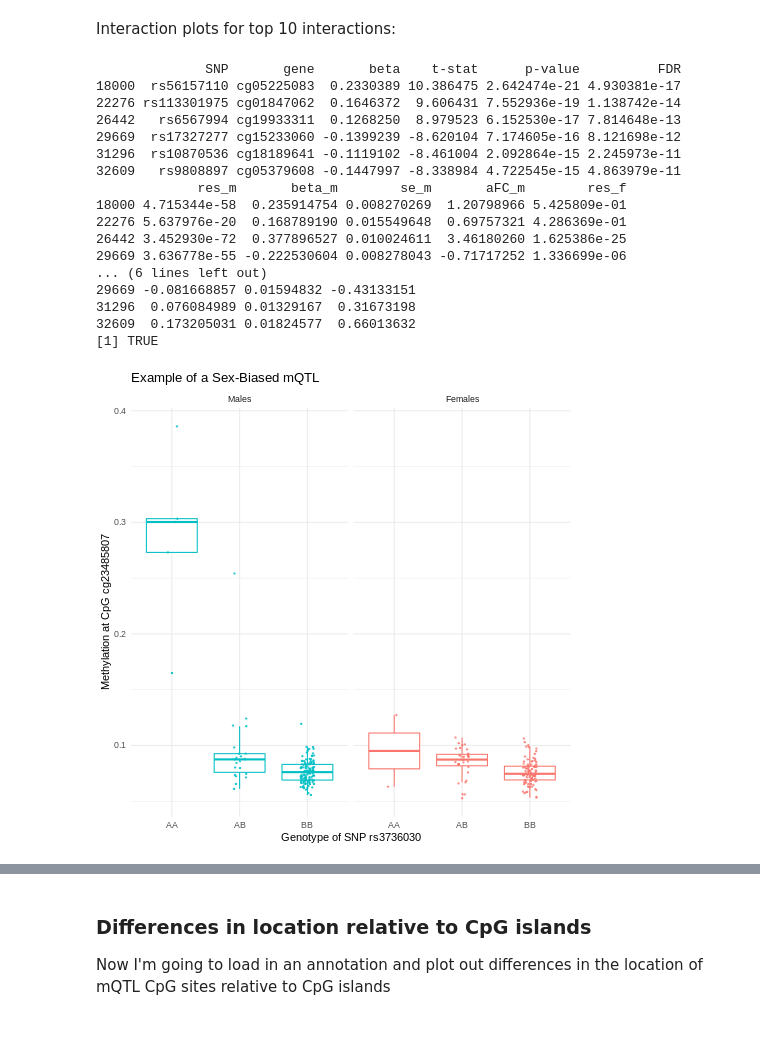
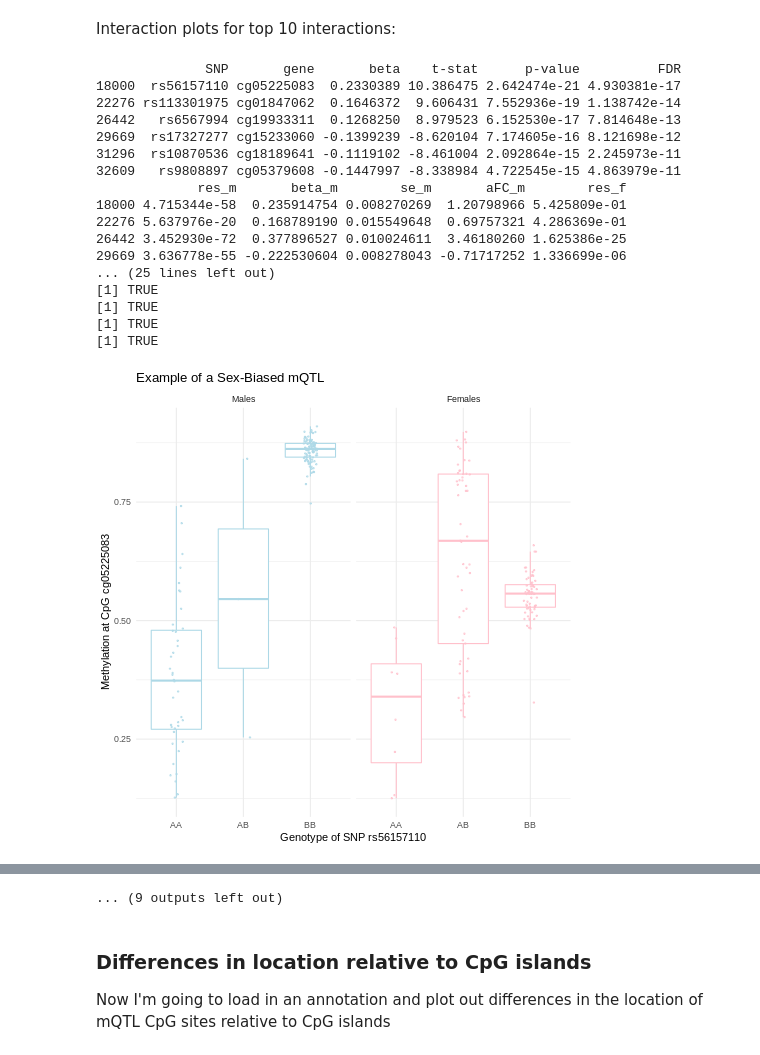
Before and after one commit to wilcas/sex_specific_mQTL, a Jupyter notebook: delahaye_mQTL_analyses/mQTL_exploration_filtering.ipynb, the cells around one changed output, grey strips where cells are left out. Drawn from its saved outputs; the diff is of its cells as text; code cells hidden in the pictures.

Commit message:
updated gene plot

```diff
--- a/delahaye_mQTL_analyses/mQTL_exploration_filtering.ipynb
+++ b/delahaye_mQTL_analyses/mQTL_exploration_filtering.ipynb
@@ -939,7 +959,7 @@ Interaction plots for top 10 interactions:
 delahaye_sex_to_plot_int <- delahaye_sex_to_plot_int%>% arrange(`p-value`,-abs(aFC_m - aFC_f)) %>% filter(!duplicated(gene),!duplicated(SNP))
 print(head(delahaye_sex_to_plot_int))
 
-for(i in c(9)){
+for(i in 1:20){
     cur_cpg <- delahaye_sex_to_plot_int[i,]$gene
     cur_snp <- delahaye_sex_to_plot_int[i,]$SNP
     df <- data.frame(
@@ -947,36 +967,36 @@ for(i in c(9)){
         M = as.numeric(sbmqtl_methylation[sbmqtl_methylation$cpg == cur_cpg,-c(1)]),
         Sex = unlist(sex_vec)
     )
     df$Sex <- factor(df$Sex, levels = c("Male","Female"), labels=c("Males","Females"))
     print(any(df$G == 0))
     p <- ggplot(df, aes(G,M, color= Sex)) +
         geom_boxplot(position="dodge",outlier.shape=NA) +
         geom_point(alpha= 0.7,size=0.5, position=position_jitterdodge()) +
         theme_minimal() +
         labs(x=sprintf("Genotype of SNP %s",cur_snp),y = sprintf("Methylation at CpG %s",cur_cpg)) +
         facet_grid(~Sex) +
         guides(color = FALSE)+
-        scale_color_manual(values = c("#00bfc4","#f8766d"))+
+        scale_color_manual(values = c("light blue","pink"))+
         scale_x_discrete(labels=c("0"= "AA", "1" = "AB", "2"= "BB")) +
         ggtitle(sprintf("Example of a Sex-Biased mQTL",i))
     print(p)
 }
 # %% [output]
               SNP       gene       beta    t-stat      p-value          FDR
 18000  rs56157110 cg05225083  0.2330389 10.386475 2.642474e-21 4.930381e-17
 22276 rs113301975 cg01847062  0.1646372  9.606431 7.552936e-19 1.138742e-14
 26442   rs6567994 cg19933311  0.1268250  8.979523 6.152530e-17 7.814648e-13
 29669  rs17327277 cg15233060 -0.1399239 -8.620104 7.174605e-16 8.121698e-12
 31296  rs10870536 cg18189641 -0.1119102 -8.461004 2.092864e-15 2.245973e-11
 32609   rs9808897 cg05379608 -0.1447997 -8.338984 4.722545e-15 4.863979e-11
              res_m       beta_m        se_m       aFC_m        res_f
 18000 4.715344e-58  0.235914754 0.008270269  1.20798966 5.425809e-01
 22276 5.637976e-20  0.168789190 0.015549648  0.69757321 4.286369e-01
 26442 3.452930e-72  0.377896527 0.010024611  3.46180260 1.625386e-25
 29669 3.636778e-55 -0.222530604 0.008278043 -0.71717252 1.336699e-06
-... (6 lines left out)
-29669 -0.081668857 0.01594832 -0.43133151
-31296  0.076084989 0.01329167  0.31673198
-32609  0.173205031 0.01824577  0.66013632
+... (25 lines left out)
 [1] TRUE
+[1] TRUE
+[1] TRUE
+[1] TRUE
-[figure, old version]
+[figure, new version]
@@ -983,3 +1013,4 @@ for(i in c(9)){
+... (9 outputs left out)
 # %%
 all_05.to_csv("../data/delahaye_snps_maf05.csv")
 # %% [markdown]
```
Also changed, not shown: parts of 6 cells of this notebook, 1 other file.
